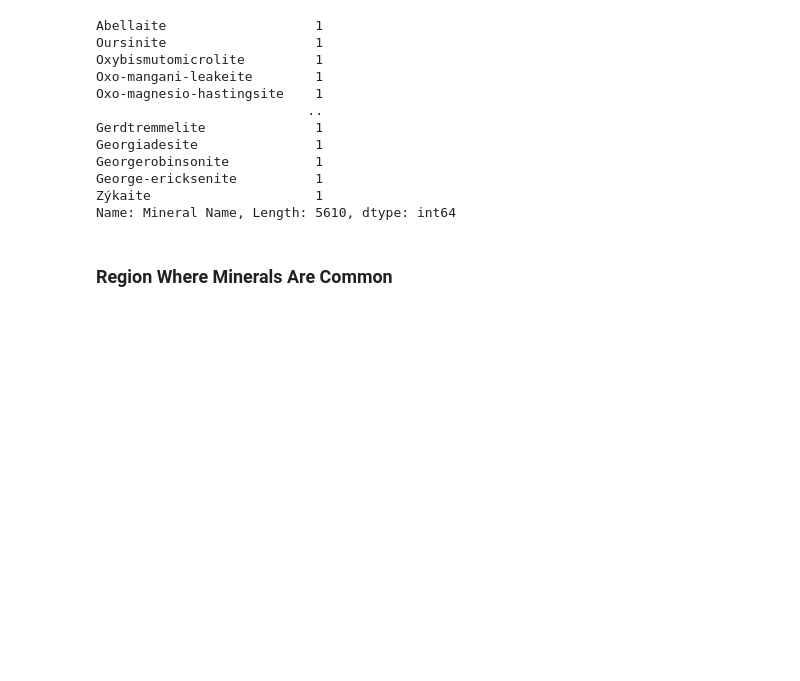
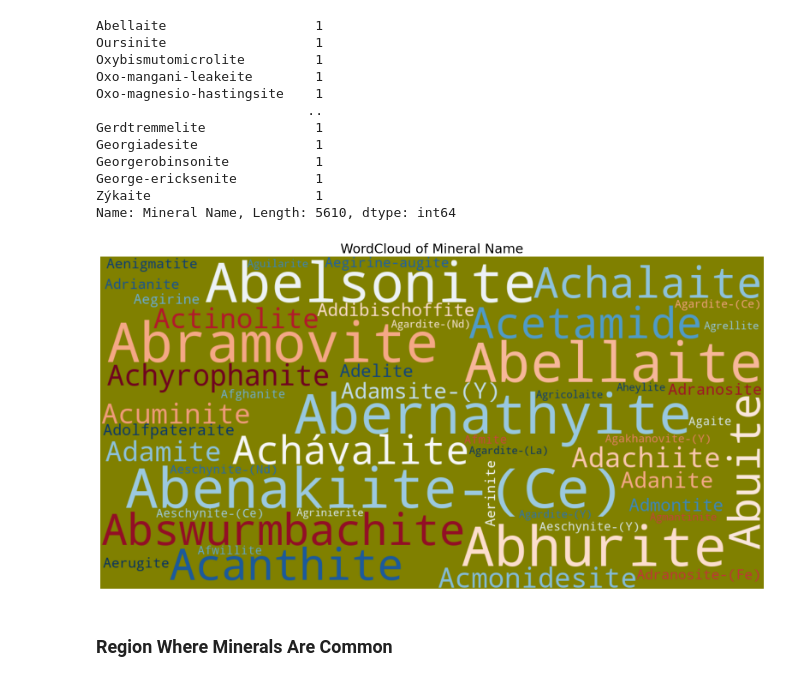
Before and after one commit to omoniyidamilola/MINERALS, a Jupyter notebook: Project2.ipynb, the cells around one changed output. Drawn from its saved outputs; the diff is of its cells as text; code cells hidden in the pictures; blank space fills up the shorter version.

```diff
--- a/Project2.ipynb
+++ b/Project2.ipynb
@@ -290,6 +315,38 @@ Georgerobinsonite           1
 George-ericksenite          1
 Zýkaite                     1
 Name: Mineral Name, Length: 5610, dtype: int64
+# %%
+def Freq_mineral(cleanwordlist):
+    Freq_dist_nltk = nltk.FreqDist(cleanwordlist)
+    mineral_freq = pd.DataFrame.from_dict(Freq_dist_nltk, orient='index', columns=['Frequency'])
+    mineral_freq.index.name = 'Term'
+    mineral_freq.reset_index(inplace=True)  # Add this line to include the 'Term' column
+    return mineral_freq
+
+def Word_Cloud(data, color_background, colormap, title):
+
+    plt.figure(figsize = (20,15))
+
+    wc= WordCloud(width=1200, height=600, max_words = 50, colormap = colormap, max_font_size =100, random_state =88, background_color = 'olive').generate_from_frequencies(data)
+
+    plt.imshow(wc, interpolation = 'bilinear')
+
+    plt.title(title, fontsize = 22)
+
+    plt.axis('off')
+
+    plt.show()
+# %%
+freq_mineral = Freq_mineral(mineral['Mineral Name'].values.tolist())
+
+data = dict(zip(freq_mineral['Term'].tolist(), freq_mineral['Frequency'].tolist()))
+
+data = freq_mineral.set_index('Term').to_dict()['Frequency']
+
+
+Word_Cloud(data, 'Red', 'RdBu', 'WordCloud of Mineral Name')
+# %% [output]
+[figure, added]
 # %% [markdown]
 ### Region Where Minerals Are Common
 # %%
```
Also changed, not shown: parts of 5 cells of this notebook.
